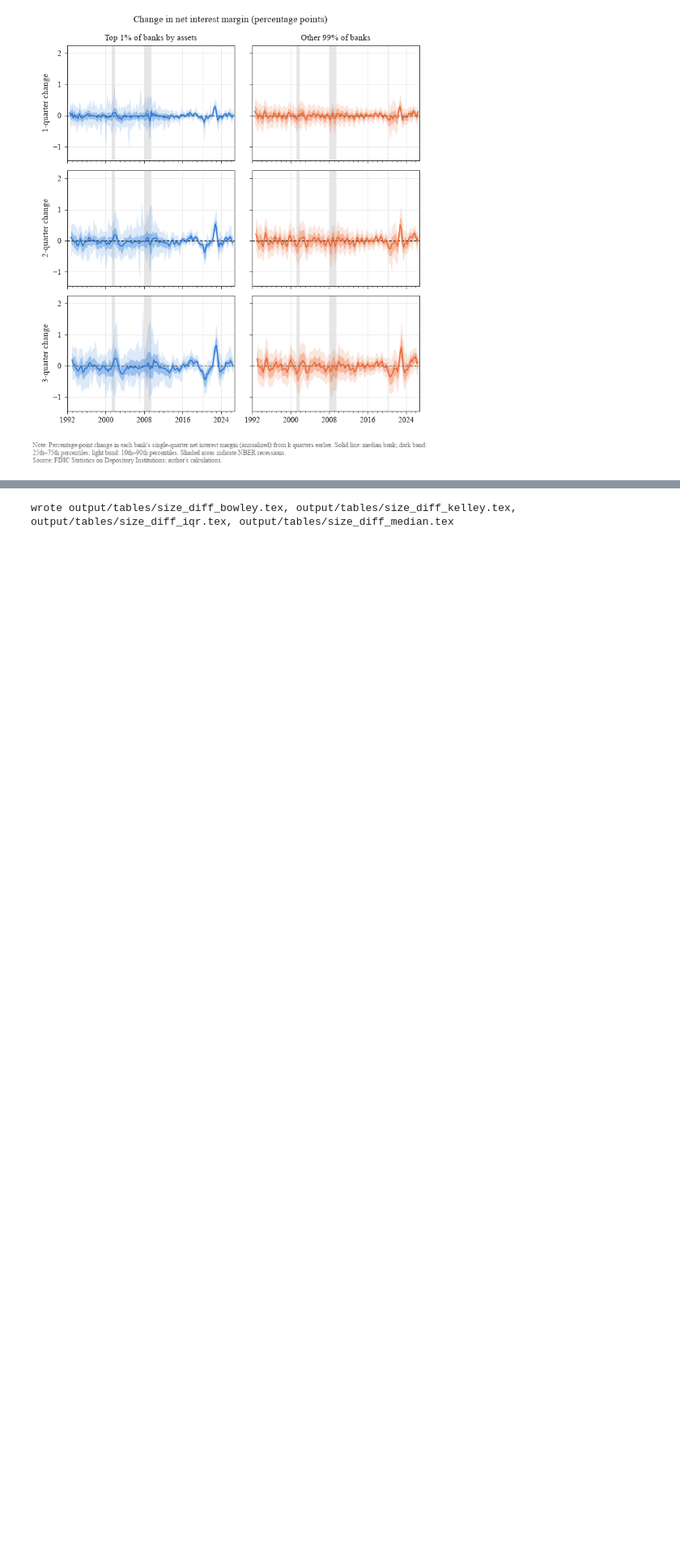
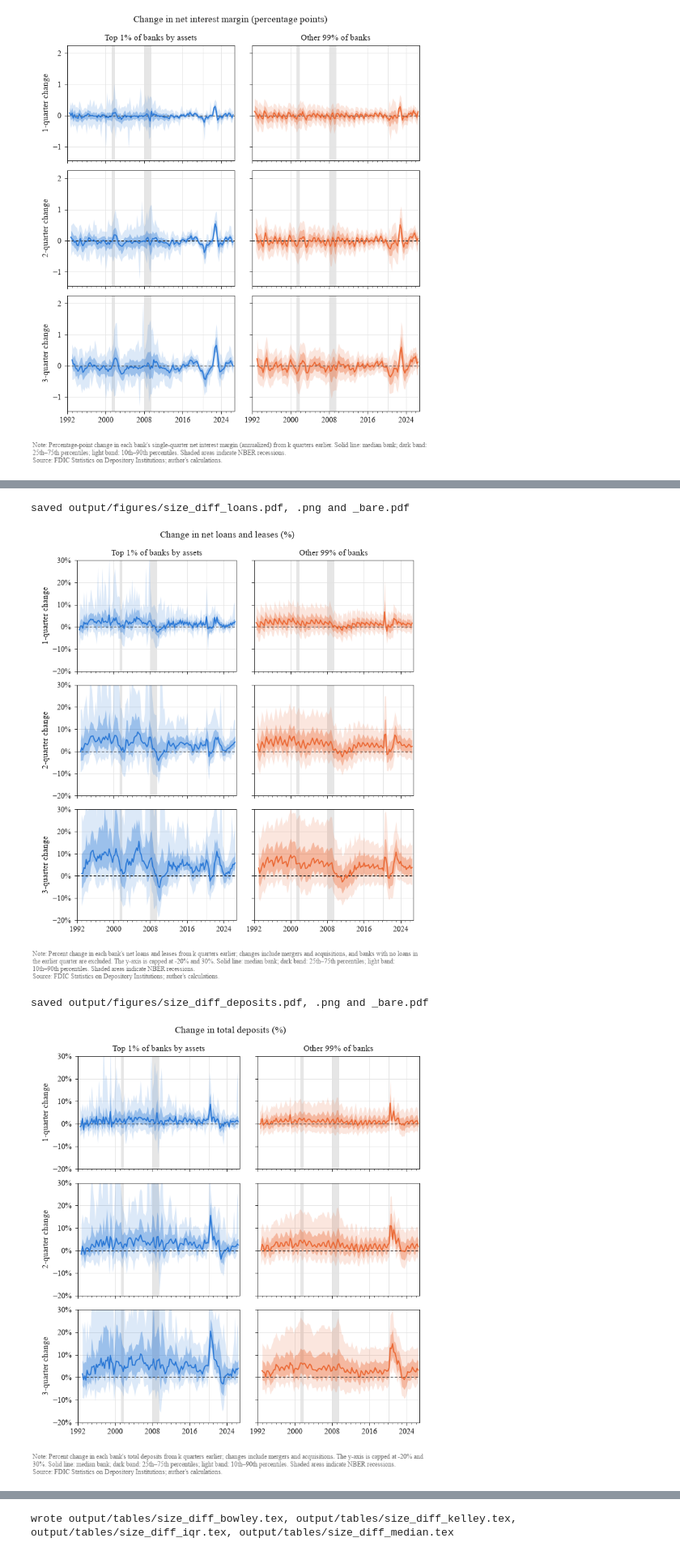
Before and after one commit to willrouse1504-jpg/Honors-Thesis, a Jupyter notebook: notebooks/descriptive_figures.ipynb, the cells around one changed output, grey strips where cells are left out. Shown at 81% size. Cells and saved outputs as stored; diff of their text form; code cells hidden in the pictures; blank space fills up the shorter version.

```diff
--- a/notebooks/descriptive_figures.ipynb
+++ b/notebooks/descriptive_figures.ipynb
@@ -520,0 +568,31 @@ saved output/figures/size_diff_nim.pdf, .png and _bare.pdf
+# %%
+EXTRA_NOTES = {
+    "loans": "Percent change in each bank's net loans and leases from k quarters earlier; changes include mergers "
+             "and acquisitions, and banks with no loans in the earlier quarter are excluded.",
+    "deposits": "Percent change in each bank's total deposits from k quarters earlier; changes include mergers "
+                "and acquisitions.",
+    "leverage": "Percentage-point change in each bank's Tier 1 leverage ratio (Tier 1 capital to average assets) "
+                "from k quarters earlier.",
+    "noncurrent": "Percentage-point change in each bank's noncurrent loans (90+ days past due or nonaccrual) as a "
+                  "share of loans from k quarters earlier; banks with no loans are excluded.",
+    "chargeoffs": "Percentage-point change in each bank's single-quarter net charge-off rate (annualized, share of "
+                  "average loans) from k quarters earlier; banks with no loans are excluded.",
+    "provisions": "Percentage-point change in each bank's single-quarter provision for credit losses (annualized, "
+                  "share of average assets) from k quarters earlier.",
+    "cost_funds": "Percentage-point change in each bank's single-quarter interest expense (annualized, share of "
+                  "average earning assets) from k quarters earlier; banks with no earning assets are excluded.",
+}
+
+for var in EXTRA_VARS:
+    fig, axes = lag_figure(var)
+    unit = "%" if var in PCT_CHANGE else ""
+    cap = (f" The y-axis is capped at {Y_LIMITS[var][0]:g}{unit} and {Y_LIMITS[var][1]:g}{unit}."
+           if var in Y_LIMITS else "")
+    add_note(fig, "Note: " + EXTRA_NOTES[var] + cap + " " + BAND_NOTE + SOURCE)
+    save(fig, f"size_diff_{var}")
+    plt.show()
+# %% [output]
+saved output/figures/size_diff_loans.pdf, .png and _bare.pdf
+[figure, added]
+saved output/figures/size_diff_deposits.pdf, .png and _bare.pdf
+[figure, added]
```
Also changed, not shown: parts of 10 cells of this notebook, 52 other files.
